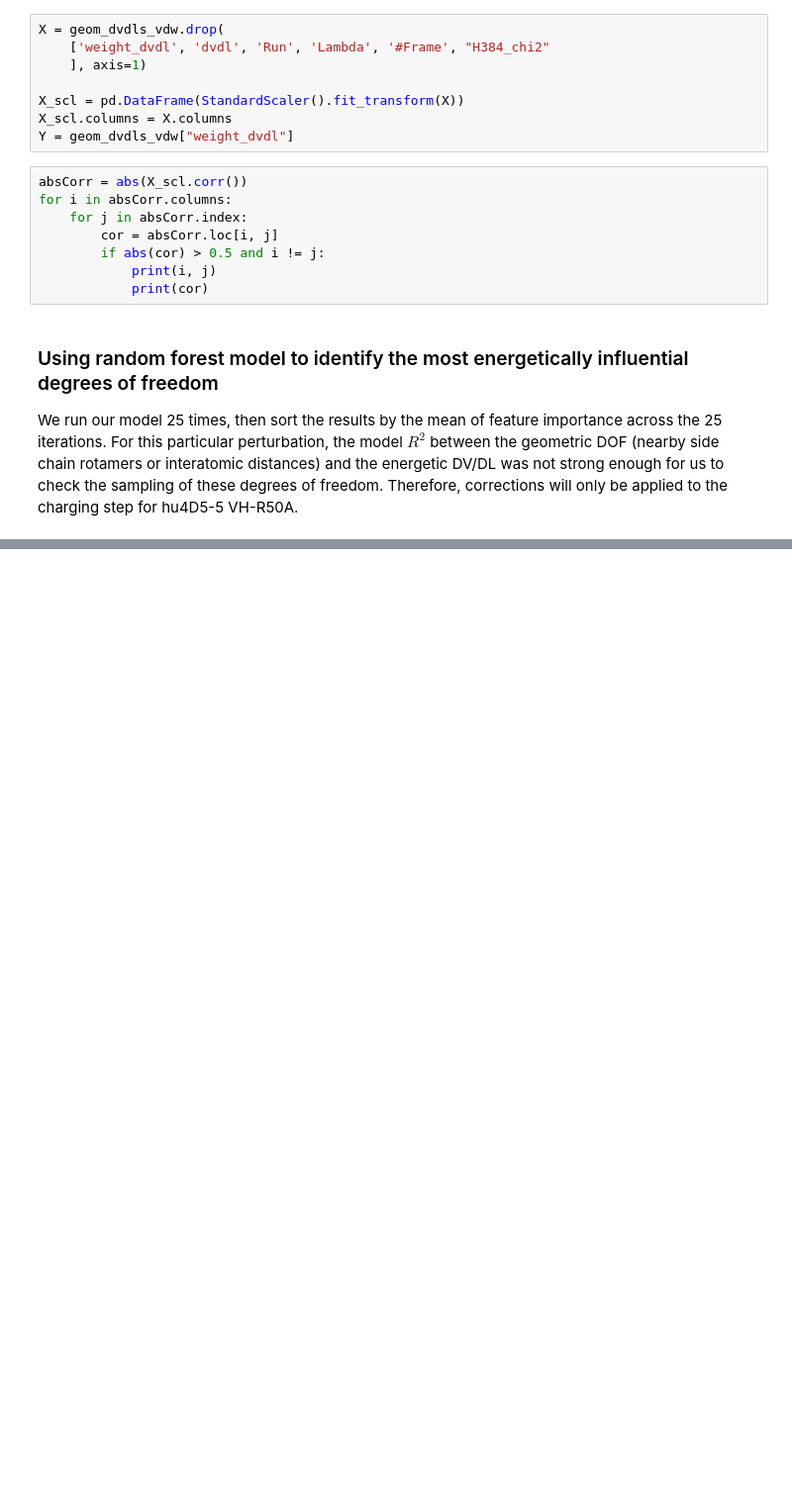
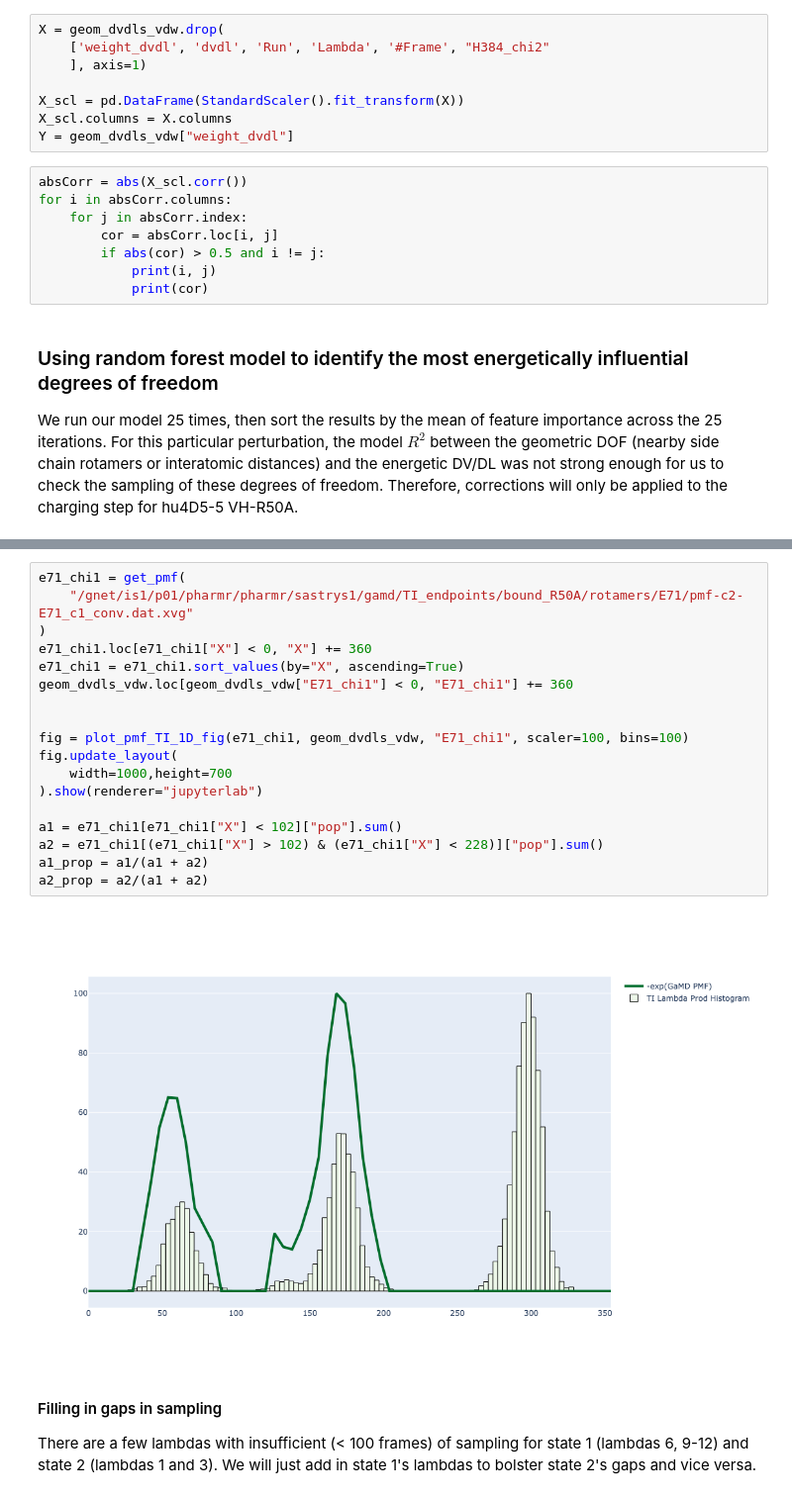
Before and after one commit to adnaksskanda/gamdti-paper, a Jupyter notebook: model_example/example_notebooks/R50Avdw_example.ipynb, the cells around one changed output, grey strips where cells are left out. Shown: that part at 99% size. Cells and saved outputs as stored; diff of their text form; blank space fills up the shorter version.

```diff
--- a/model_example/example_notebooks/R50Avdw_example.ipynb
+++ b/model_example/example_notebooks/R50Avdw_example.ipynb
@@ -127,0 +115,24 @@ Testing r2 std dev:
+# %%
+e71_chi1 = get_pmf(
+    "/gnet/is1/p01/pharmr/pharmr/sastrys1/gamd/TI_endpoints/bound_R50A/rotamers/E71/pmf-c2-E71_c1_conv.dat.xvg"
+)
+e71_chi1.loc[e71_chi1["X"] < 0, "X"] += 360
+e71_chi1 = e71_chi1.sort_values(by="X", ascending=True)
+geom_dvdls_vdw.loc[geom_dvdls_vdw["E71_chi1"] < 0, "E71_chi1"] += 360
+
+
+fig = plot_pmf_TI_1D_fig(e71_chi1, geom_dvdls_vdw, "E71_chi1", scaler=100, bins=100)
+fig.update_layout(
+    width=1000,height=700
+).show(renderer="jupyterlab")
+
+a1 = e71_chi1[e71_chi1["X"] < 102]["pop"].sum()
+a2 = e71_chi1[(e71_chi1["X"] > 102) & (e71_chi1["X"] < 228)]["pop"].sum()
+a1_prop = a1/(a1 + a2)
+a2_prop = a2/(a1 + a2)
+# %% [output]
+[figure, added]
+# %% [markdown]
+#### Filling in gaps in sampling
+
+There are a few lambdas with insufficient (< 100 frames) of sampling for state 1 (lambdas 6, 9-12) and state 2 (lambdas 1 and 3). We will just add in state 1's lambdas to bolster state 2's gaps and vice versa.
```
Also changed, not shown: parts of 13 cells of this notebook, 33 other files.
